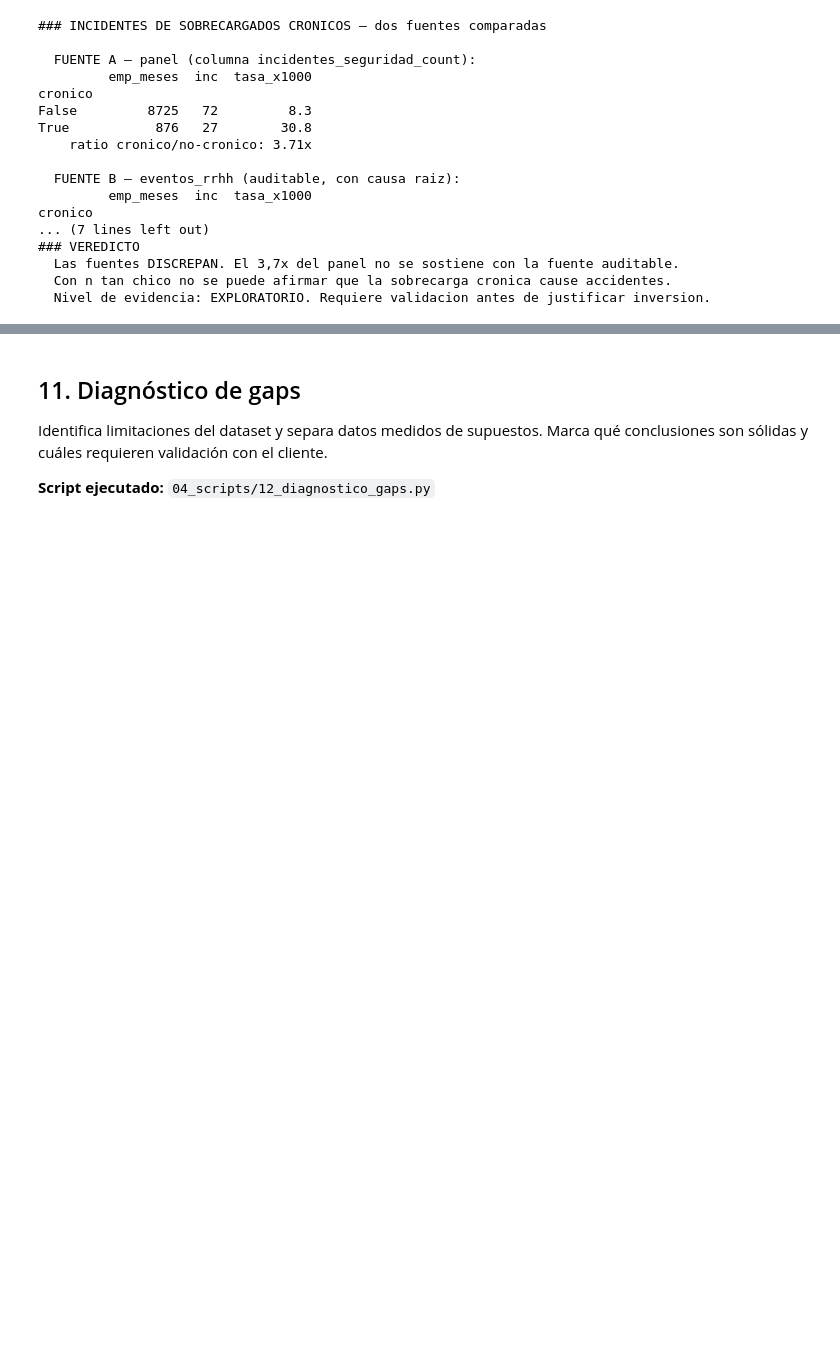
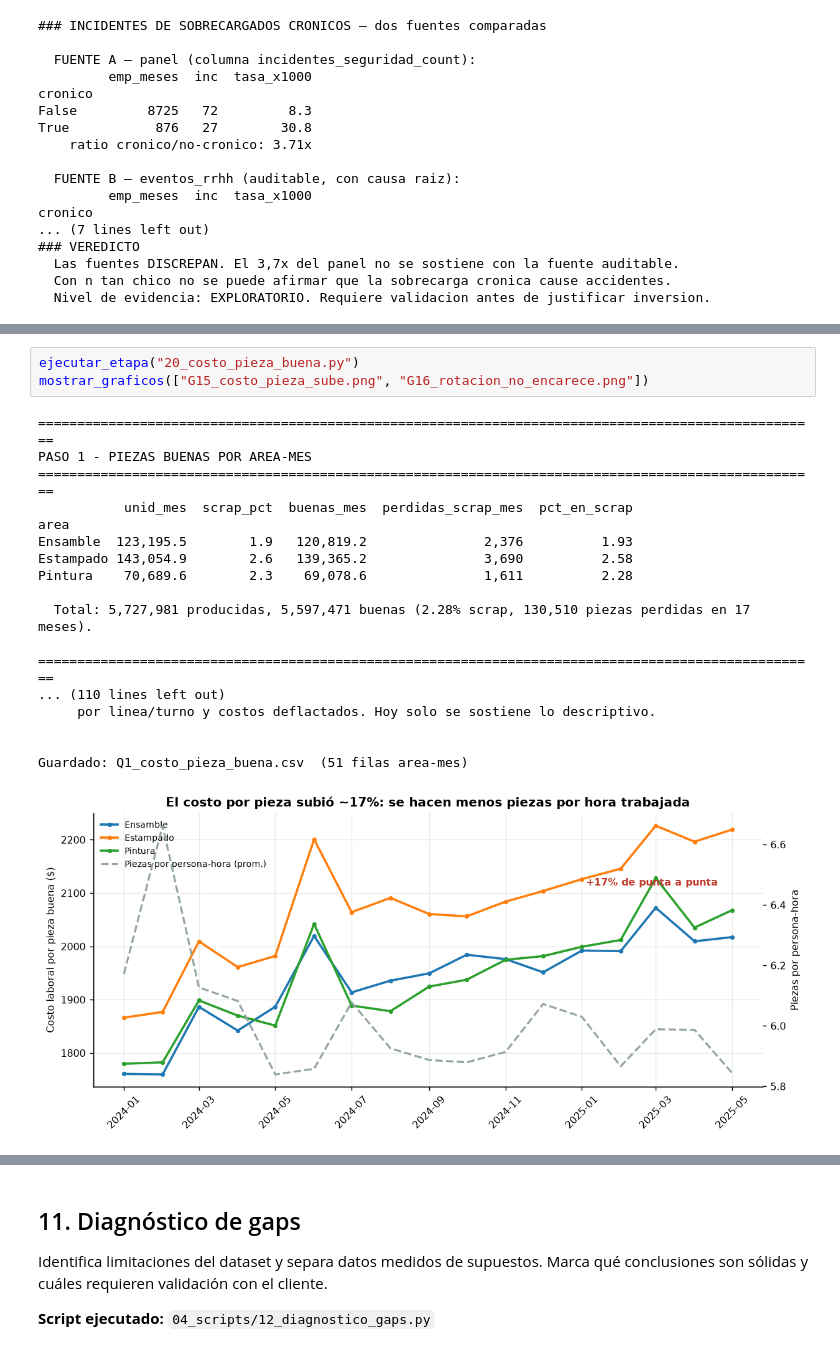
Before and after one commit to agus-chaud/Discovery-incidentes-de-empleados, a Jupyter notebook: 03_notebooks/Technostamp_Completo.ipynb, the cells around one changed output, grey strips where cells are left out. Drawn from its saved outputs; the diff is of its cells as text; blank space fills up the shorter version.

```diff
--- a/03_notebooks/Technostamp_Completo.ipynb
+++ b/03_notebooks/Technostamp_Completo.ipynb
@@ -335,0 +390,22 @@ cronico
+# %%
+ejecutar_etapa("20_costo_pieza_buena.py")
+mostrar_graficos(["G15_costo_pieza_sube.png", "G16_rotacion_no_encarece.png"])
+# %% [output]
+====================================================================================================
+PASO 1 - PIEZAS BUENAS POR AREA-MES
+====================================================================================================
+           unid_mes  scrap_pct  buenas_mes  perdidas_scrap_mes  pct_en_scrap
+area
+Ensamble  123,195.5        1.9   120,819.2               2,376          1.93
+Estampado 143,054.9        2.6   139,365.2               3,690          2.58
+Pintura    70,689.6        2.3    69,078.6               1,611          2.28
+
+  Total: 5,727,981 producidas, 5,597,471 buenas (2.28% scrap, 130,510 piezas perdidas en 17 meses).
+
+====================================================================================================
+... (110 lines left out)
+     por linea/turno y costos deflactados. Hoy solo se sostiene lo descriptivo.
+
+
+Guardado: Q1_costo_pieza_buena.csv  (51 filas area-mes)
+[figure, added]
```
Also changed, not shown: parts of 20 cells of this notebook, 4 other files.
